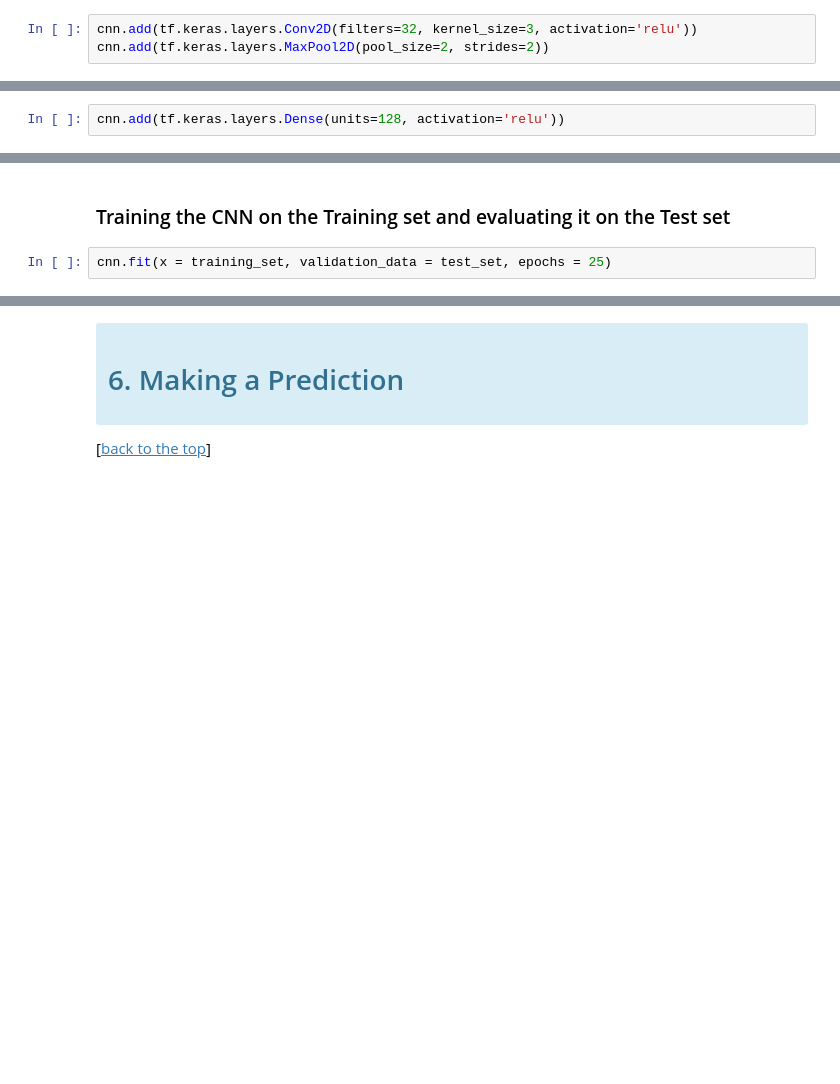
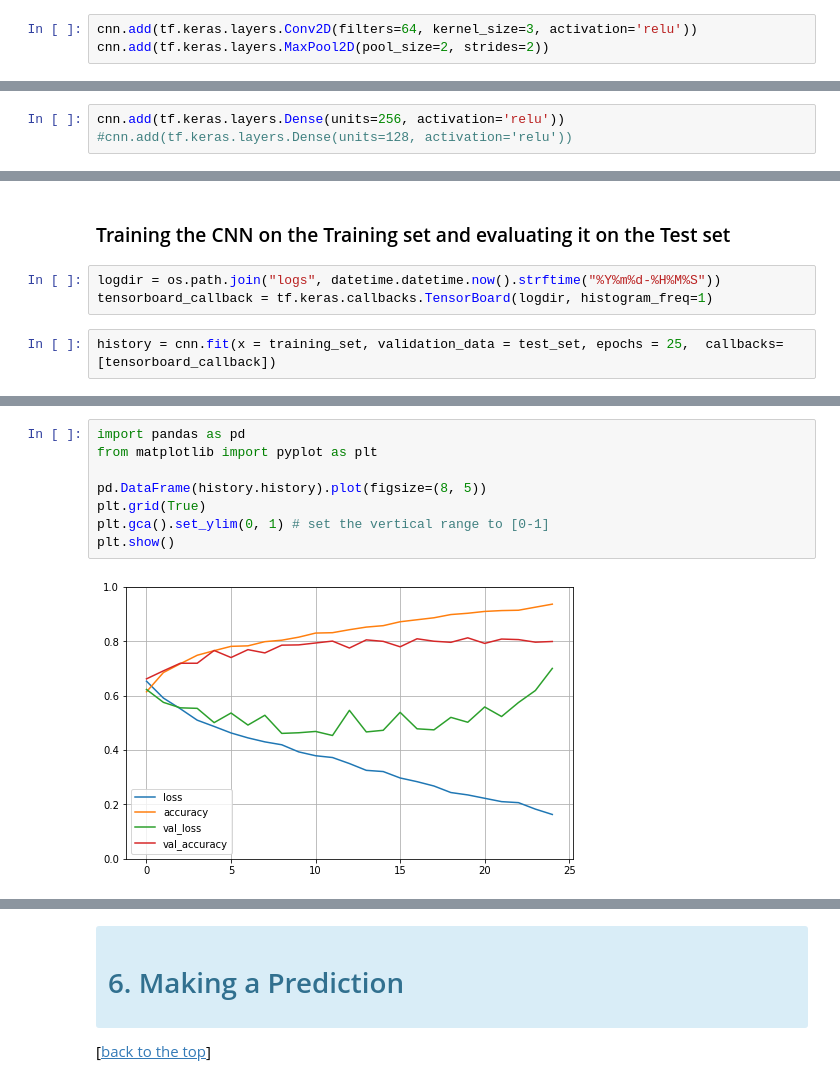
Before and after one commit to saulventura/CNN-Image-Classifier, a Jupyter notebook: convolutional_neural_network.ipynb, the cells around one changed output, grey strips where cells are left out. Cells and saved outputs as stored; diff of their text form; blank space fills up the shorter version.

```diff
--- a/convolutional_neural_network.ipynb
+++ b/convolutional_neural_network.ipynb
@@ -115,7 +121,7 @@ cnn.add(tf.keras.layers.MaxPool2D(pool_size=2, strides=2))
 # %% [markdown]
 ### Adding a second convolutional layer
 # %%
-cnn.add(tf.keras.layers.Conv2D(filters=32, kernel_size=3, activation='relu'))
+cnn.add(tf.keras.layers.Conv2D(filters=64, kernel_size=3, activation='relu'))
 cnn.add(tf.keras.layers.MaxPool2D(pool_size=2, strides=2))
 # %% [markdown]
 ### Step 3 - Flattening
@@ -124,7 +130,8 @@ cnn.add(tf.keras.layers.Flatten())
 # %% [markdown]
 ### Step 4 - Full Connection
 # %%
-cnn.add(tf.keras.layers.Dense(units=128, activation='relu'))
+cnn.add(tf.keras.layers.Dense(units=256, activation='relu'))
+#cnn.add(tf.keras.layers.Dense(units=128, activation='relu'))
 # %% [markdown]
 ### Step 5 - Output Layer
 # %%
@@ -141,7 +148,10 @@ cnn.add(tf.keras.layers.Dense(units=1, activation='sigmoid'))
 cnn.compile(optimizer = 'adam', loss = 'binary_crossentropy', metrics = ['accuracy'])
 # %% [markdown]
 ### Training the CNN on the Training set and evaluating it on the Test set
+# %%
+logdir = os.path.join("logs", datetime.datetime.now().strftime("%Y%m%d-%H%M%S"))
+tensorboard_callback = tf.keras.callbacks.TensorBoard(logdir, histogram_freq=1)
 # %%
-cnn.fit(x = training_set, validation_data = test_set, epochs = 25)
+history = cnn.fit(x = training_set, validation_data = test_set, epochs = 25,  callbacks=[tensorboard_callback])
 # %% [output]
 Epoch 1/25
@@ -164,0 +174,10 @@ Epoch 25/25
+# %%
+import pandas as pd
+from matplotlib import pyplot as plt
+
+pd.DataFrame(history.history).plot(figsize=(8, 5))
+plt.grid(True)
+plt.gca().set_ylim(0, 1) # set the vertical range to [0-1]
+plt.show()
+# %% [output]
+[figure, added]
```
Also changed, not shown: parts of 9 cells of this notebook.
